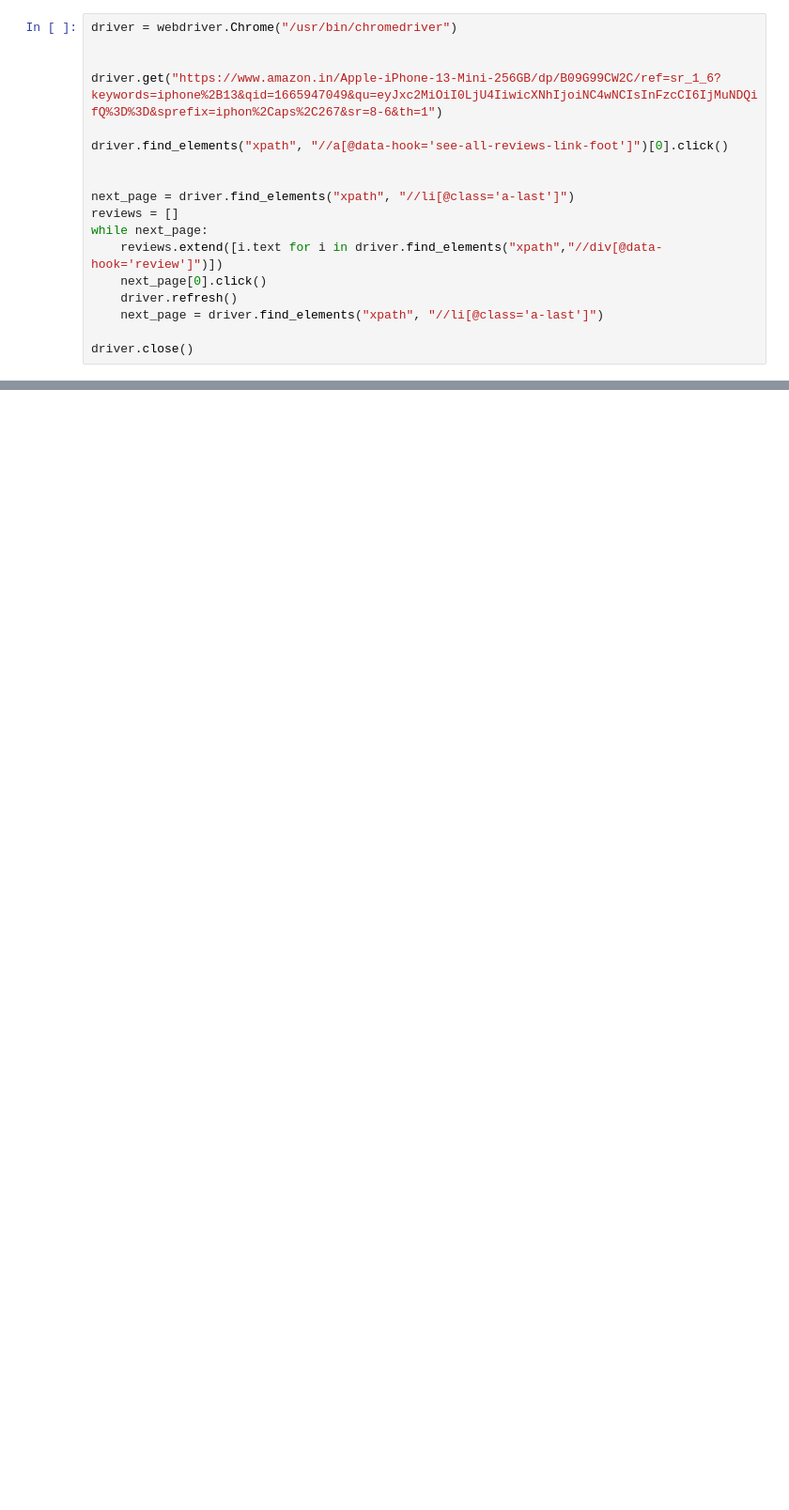
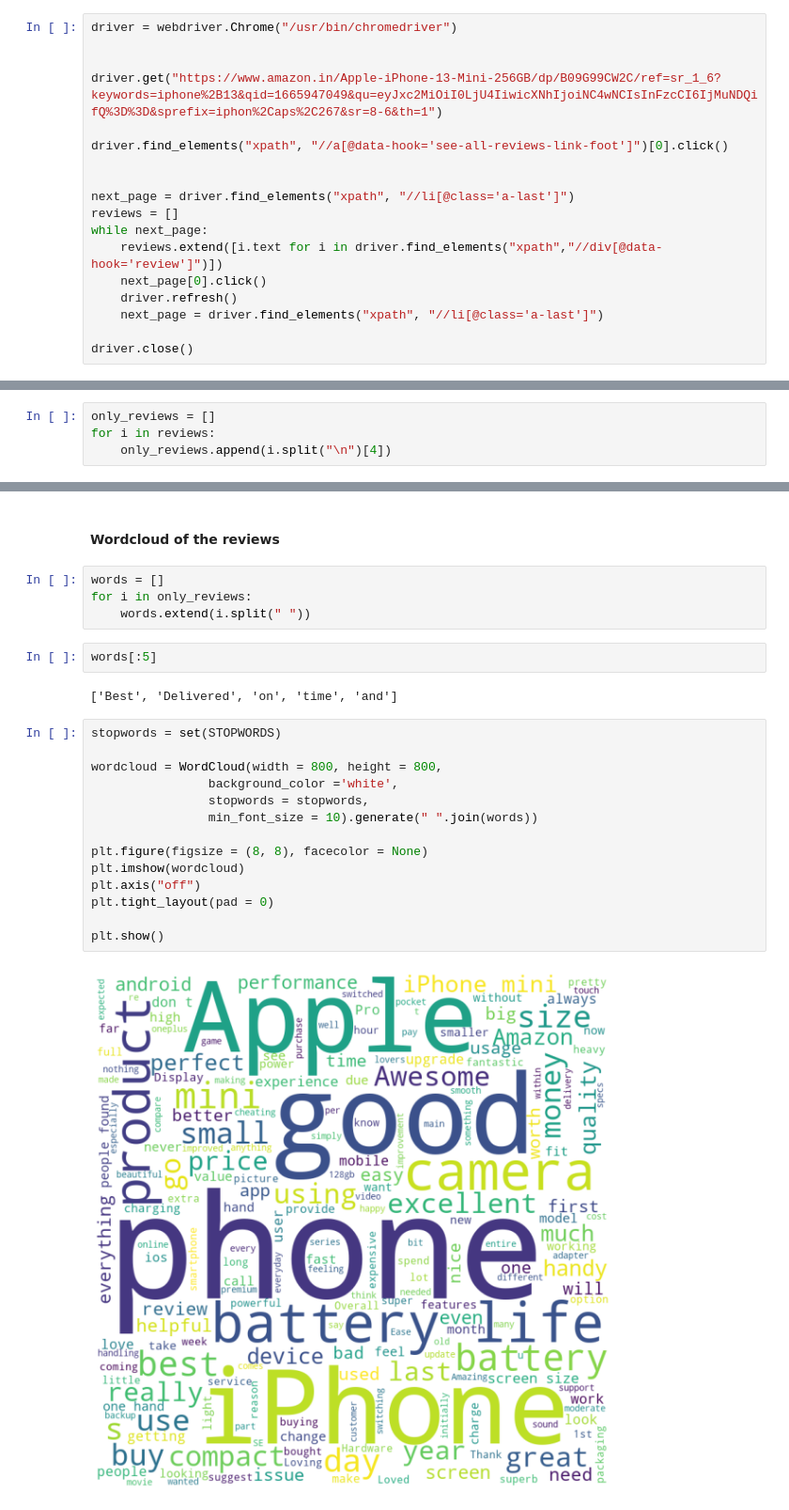
Before and after one commit to bharathraj-v/reviews-sentiment-analysis, a Jupyter notebook: main.ipynb, the cells around one changed output, grey strips where cells are left out. Shown: that part at 94% size. Saved outputs shown, nothing was run; the diff lists cells and outputs as text; blank space fills up the shorter version.

```diff
--- a/main.ipynb
+++ b/main.ipynb
@@ -24,0 +30,4 @@ driver.close()
+# %%
+only_reviews = []
+for i in reviews:
+    only_reviews.append(i.split("\n")[4])
@@ -24,0 +42,26 @@ driver.close()
+# %% [markdown]
+#### Wordcloud of the reviews
+# %%
+words = []
+for i in only_reviews:
+    words.extend(i.split(" "))
+# %%
+words[:5]
+# %% [output]
+['Best', 'Delivered', 'on', 'time', 'and']
+# %%
+stopwords = set(STOPWORDS)
+
+wordcloud = WordCloud(width = 800, height = 800,
+                background_color ='white',
+                stopwords = stopwords,
+                min_font_size = 10).generate(" ".join(words))
+
+plt.figure(figsize = (8, 8), facecolor = None)
+plt.imshow(wordcloud)
+plt.axis("off")
+plt.tight_layout(pad = 0)
+
+plt.show()
+# %% [output]
+[figure, added]
```
Also changed, not shown: parts of 12 cells of this notebook.
